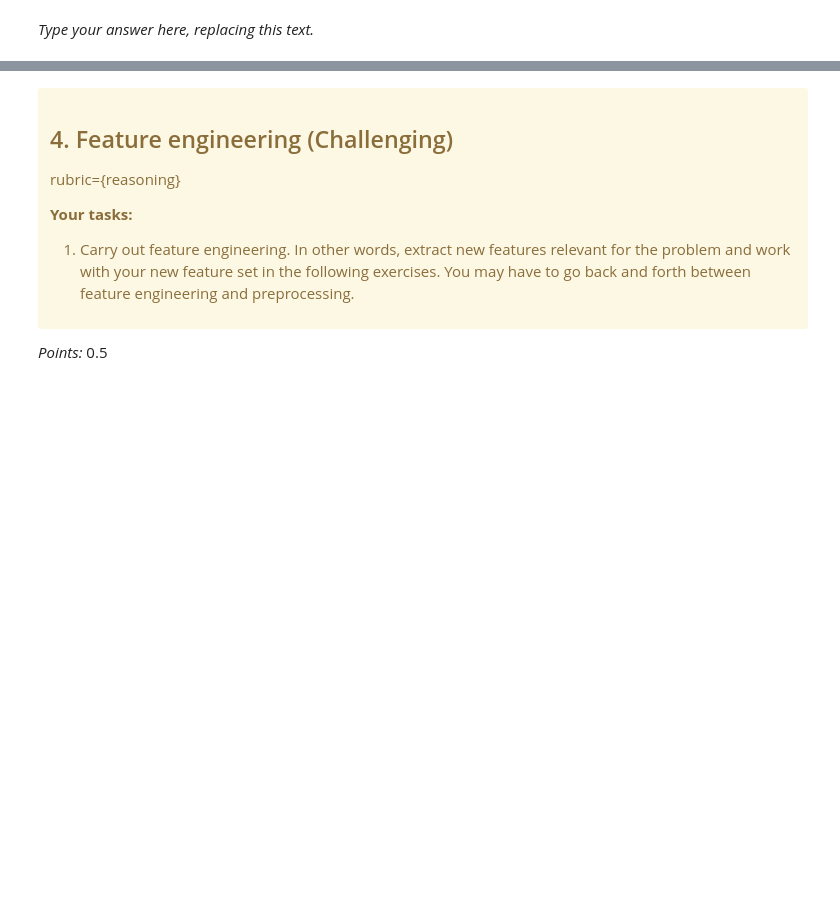
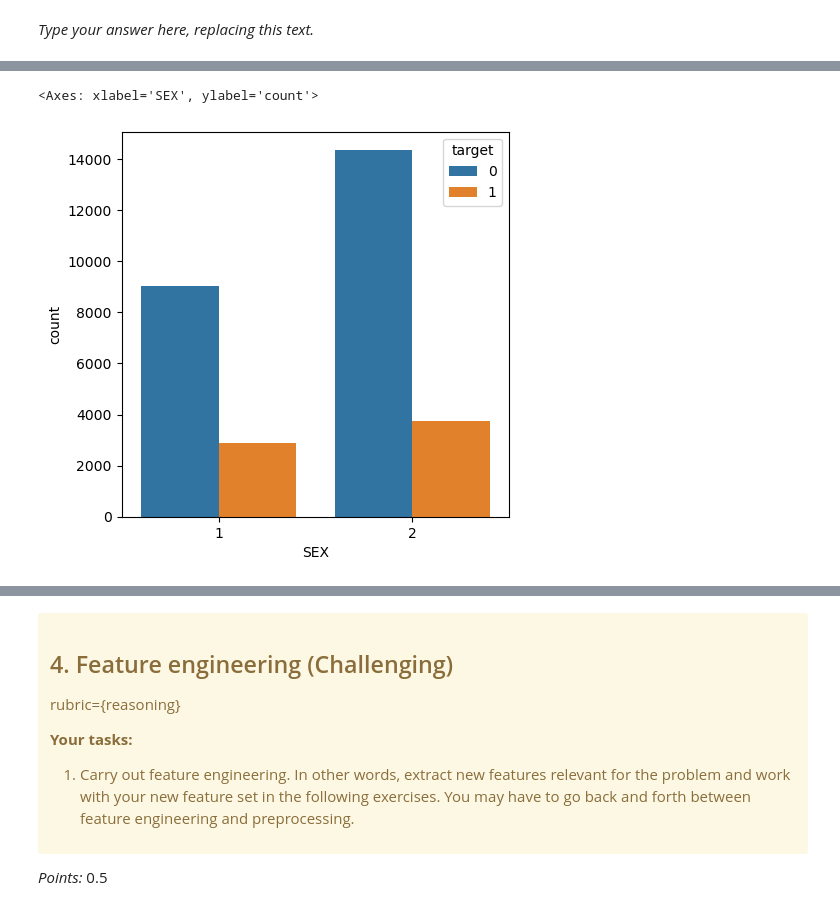
Before and after one commit to joeywwwu/573-lab4, a Jupyter notebook: lab4.ipynb, the cells around one changed output, grey strips where cells are left out. Drawn from its saved outputs; the diff is of its cells as text; code cells hidden in the pictures; blank space fills up the shorter version.

```diff
--- a/lab4.ipynb
+++ b/lab4.ipynb
@@ -145,0 +221,6 @@ _Type your answer here, replacing this text._
+# %%
+plt.figure(figsize=(5,5))
+sns.countplot(x = 'SEX', hue = 'target', data = df)
+# %% [output]
+<Axes: xlabel='SEX', ylabel='count'>
+[figure, added]
```
Also changed, not shown: parts of 16 cells of this notebook, 1 other file.
